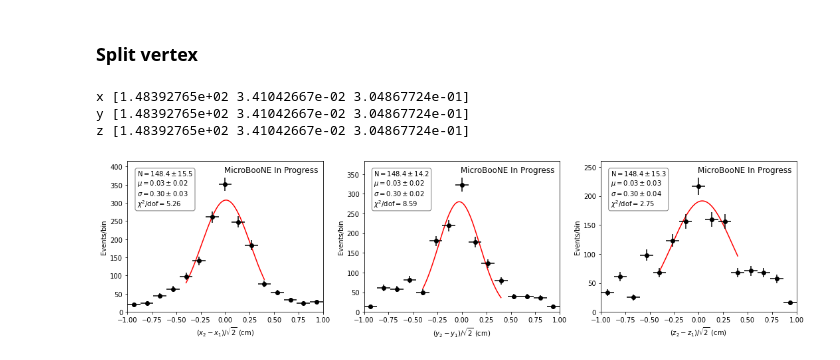
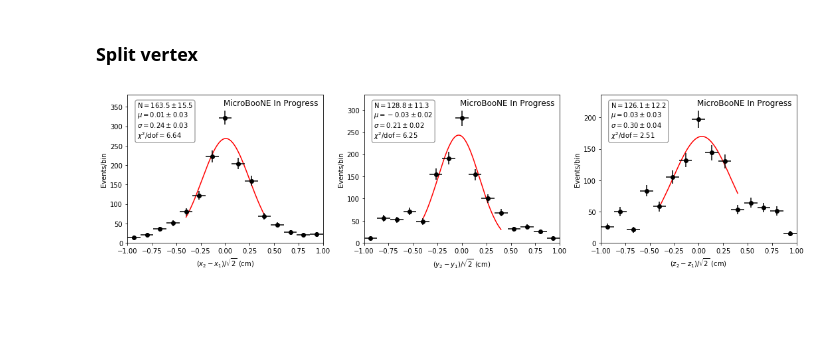
Before and after one commit to rutgersnu/mcc9-reco, a Jupyter notebook: NuMuCC_validation_trackstudies_august5.ipynb, the cells around one changed output. Saved outputs shown, nothing was run; the diff lists cells and outputs as text; code cells hidden in the pictures; blank space fills up the shorter version.

```diff
--- a/NuMuCC_validation_trackstudies_august5.ipynb
+++ b/NuMuCC_validation_trackstudies_august5.ipynb
@@ -2284,20 +2301,27 @@ plt.show()
 # %%
 fig, ax = plt.subplots(2, 3, figsize=(15,8))
 
-xbins = np.hstack((np.linspace(0, 1.5, 7), [2.5]))
+xbins = np.hstack((np.linspace(0, 1.5, 12), [2.5]))
 
+#& track_mcs_ll < 300 & vz > 100 & nu_score > 0.5
+#& track_diry < 0.4 & track_diry > -0.4
+#& strk_mid_gpar_vz > 100
 # Selected muon candidate tracks in overlay and data
-df = d['nu']['df_daughters'].query('python_select & muon_candidate & contained & nu_score > 0.5 & track_mcs_ll < 300 & track_length > 100')
+#contained was removed and the figures look MUCH better
+#python_select & muon_candidate query('')
+
+df = d['nu']['df_daughters'].query('python_select & muon_candidate & contained')
 pmcs = df.mcs_trackMom_MuFwd_rm10.where(df.mcs_trackIsBestFwd_Mu_rm10==1, df.mcs_trackMom_MuBwd_rm10)
 g1 = df.strk_tk1_gpar_vx
 
-dfd = d['on']['df_daughters'].query('python_select & muon_candidate & contained & nu_score > 0.5 & track_mcs_ll < 300 & track_length > 100')
-pmcsd = dfd.mcs_trackMom_MuFwd_rm10.where(dfd.mcs_trackIsBestFwd_Mu_rm10==1, dfd.mcs_trackMom_MuBwd_rm10)
+dfd = d['on']['df_daughters'].query('python_select & muon_candidate ')
+pmcsd = dfd.mcs_trackMom_MuFwd_rm10.where(df.mcs_trackIsBestFwd_Mu_rm10==1, df.mcs_trackMom_MuBwd_rm10)
 g1d = df.strk_tk1_gpar_vx
 
 # Loop over track fit parameters
 for i, var in enumerate(('v', 'p')):
     for j, dim in enumerate(('x',  'y', 'z')):
+
         axis = ax[i,j]
         v1 = 'strk_tk1_gpar_%s%s' % (var, dim)
         v2 = 'strk_tk2_gpar_%s%s' % (var, dim)
@@ -2309,8 +2333,10 @@ for i, var in enumerate(('v', 'p')):
         y2e = np.zeros_like(y2)
 
         for k in range(len(xbins)-1):
-            selection = (pmcs >= xbins[k]) & (pmcs < xbins[k+1]) & (g1 != 0)
-            selectiond = (pmcsd >= xbins[k]) & (pmcsd < xbins[k+1]) & (g1d != 0)
+
+            selection = (pmcs >= xbins[k]) & (pmcs < xbins[k+1])& (g1 != 0)
+
+            selectiond = (pmcsd >= xbins[k]) & (pmcsd < xbins[k+1])& (g1d != 0)
 
             # Difference in this parameter
             delta = df[v1][selection] - df[v2][selection]
@@ -2335,7 +2361,11 @@ for i, var in enumerate(('v', 'p')):
 
             y2e[k] = y2[k] * np.sqrt(np.sum(selectiond)) / np.sum(selectiond)
 
+
+
+
         axis.errorbar(x, y1, y1e, np.diff(xbins)/2, 'o', color='red', label='mc')
+
         axis.errorbar(x, y2, y2e, np.diff(xbins)/2, 'o', color='black', label='data')
 
         axis.set_xlabel(r'$p_{MCS}$ (GeV/c)')
@@ -2343,6 +2373,8 @@ for i, var in enumerate(('v', 'p')):
         axis.set_xlim(xbins[0], xbins[-1])
         axis.set_ylim(0, 0.025)
 
+
+
 plt.tight_layout()
-plt.text(x, y, "MicroBooNE In Progress")
+#plt.text(x, y, "MicroBooNE In Progress")
 plt.show()
@@ -2359,8 +2473,8 @@ xbins = np.linspace(-1, 1, 16)
 
 # Extract event-level variables of interest
 v = ['v%i%spos' % (i,j) for i in [1,2] for j in 'xyz']
-ds = d['on']['events'].pandas.df(v + ['num_tracks','nu_mu_cc_selected'])
-ds = ds[(ds.num_tracks>=4)&(ds.nu_mu_cc_selected)&(ds.v1xpos!=0)]
+ds = d['on']['events'].pandas.df(v + ['num_tracks','nu_mu_cc_selected','nu_score'])
+ds = ds[(ds.num_tracks>=4)&(ds.nu_mu_cc_selected)&(ds.v1xpos!=0)&(ds.v2xpos!=0)&(ds.nu_score>0.5)]
 
 # Loop over x, y, z
 for i, dim in enumerate('xyz'):
@@ -2388,40 +2502,38 @@ for i, dim in enumerate('xyz'):
     def residual(pars, x, data=None, err=None):
         a, mu, std = pars['amplitude'], pars['center'], pars['sigma']
         resids = data - a * scipy.stats.norm.pdf(x, mu, std)
         return np.sqrt(np.square(resids) / np.square(err))
 
     fit = lmfit.minimize(residual, par, args=(x[4:-5],), kws={'data': y[4:-5], 'err': ye[4:-5]})
 
     xbins2 = np.linspace(x[4],x[-5],1001)
     x2 = xbins2[:-1] + np.diff(xbins2)/2
     a, mu, std = fit.params['amplitude'], fit.params['center'], fit.params['sigma']
     ax[i].plot(x2, a*scipy.stats.norm.pdf(x2, mu, std), c='r', zorder=-100)
 
     err_mu, err_amp, err_std = np.sqrt(np.diag(fit.covar))
+
     textstr = '\n'.join((
-    r'$\mathrm{N}=%1.1f\pm%1.1f$' % (pars[0], err_amp),
-    r'$\mu=%1.2f\pm%1.2f$' % (pars[1], err_mu),
-    r'$\sigma=%1.2f\pm%1.2f$' % (pars[2], err_std),
+    r'$\mathrm{N}=%1.1f\pm%1.1f$' % (fit.params['amplitude'], err_amp),
+    r'$\mu=%1.2f\pm%1.2f$' % (fit.params['center'], err_mu),
+    r'$\sigma=%1.2f\pm%1.2f$' % (fit.params['sigma'], err_std),
     r'$\chi^2/\mathrm{dof}=%1.2f$' % (fit.redchi)))
 
     props = dict(boxstyle='round',facecolor = 'white', alpha=0.5)
 
     ax[i].text(0.05, 0.95, textstr, transform=ax[i].transAxes, fontsize=10,
     verticalalignment='top', bbox=props)
     # The parameters should go in a text box on the plot
-    print(dim, pars)
+    #print(dim, pars)
 
     ymax = ax[i].get_ylim()[1]
     ax[i].set_ylim(0, ymax*1.07)
     ax[i].text(0.95, ymax*1.04, 'MicroBooNE In Progress', verticalalignment='top', horizontalalignment='right', fontsize=12)
 
 
 plt.tight_layout()
-plt.savefig("BNBsplitvertex.pdf")
+#plt.savefig("BNBsplitvertex.png")
 plt.show()
 # %% [output]
-x [1.48392765e+02 3.41042667e-02 3.04867724e-01]
-y [1.48392765e+02 3.41042667e-02 3.04867724e-01]
-z [1.48392765e+02 3.41042667e-02 3.04867724e-01]
-[figure, old version]
+[figure, new version]
 # %%
```
Also changed, not shown: parts of 21 cells of this notebook.
